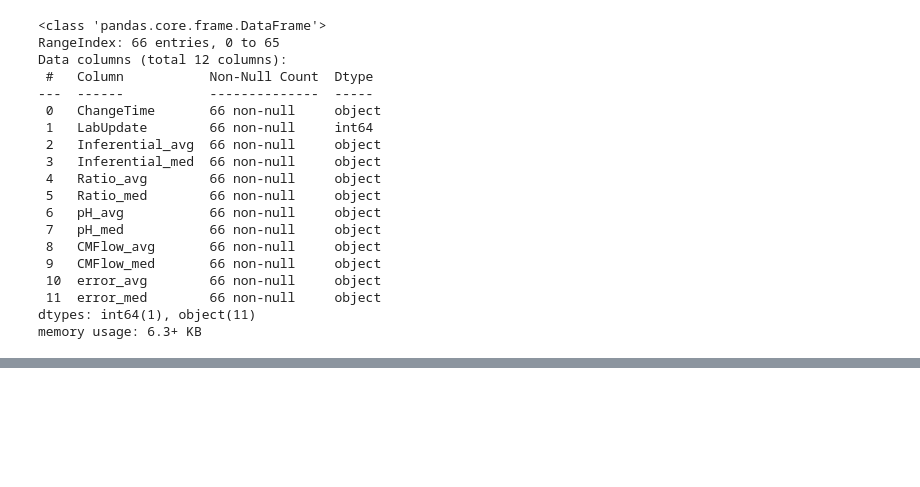
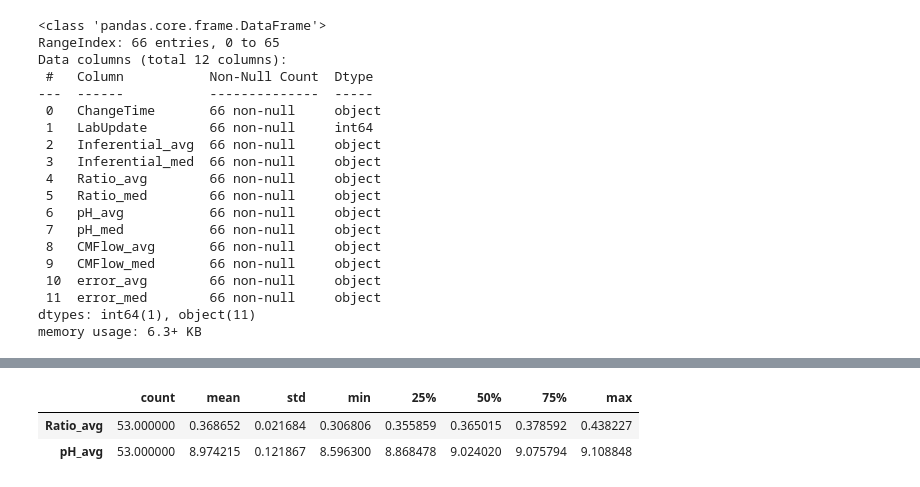
Before and after one commit to Marcin19721205/Timeseries_Data_Processing_Basic, a Jupyter notebook: InferentialDS1_extracted_NN1.ipynb, the cells around one changed output, grey strips where cells are left out. Drawn from its saved outputs; the diff is of its cells as text; code cells hidden in the pictures; blank space fills up the shorter version.

```diff
--- a/InferentialDS1_extracted_NN1.ipynb
+++ b/InferentialDS1_extracted_NN1.ipynb
@@ -533,0 +91,3 @@ px.bar(features, x='feature', y='feature_importance', width=700, height=400)
+# %%
+dataset = dataset.drop(columns=['ChangeTime', 'Inferential_avg', 'Inferential_med', 'Ratio_med','pH_med','CMFlow_avg','CMFlow_med','error_avg','error_med'])
+dataset.head()
@@ -533,0 +101,6 @@ px.bar(features, x='feature', y='feature_importance', width=700, height=400)
+# %%
+train_dataset = dataset.sample(frac=0.8, random_state=0)
+test_dataset = dataset.drop(train_dataset.index)
+
+print(f'train_dataset length: {len(train_dataset)}')
+print(f'test_dataset length: {len(test_dataset)}')
@@ -533,0 +128,15 @@ px.bar(features, x='feature', y='feature_importance', width=700, height=400)
+# %%
+%tensorflow_version 2.x
+import numpy as np
+import pandas as pd
+import plotly.express as px
+import plotly.graph_objects as go
+import tensorflow as tf
+from tensorflow.keras.models import Sequential
+from tensorflow.keras.layers import Dense, Dropout
+from tensorflow.keras.callbacks import EarlyStopping
+
+np.set_printoptions(precision=12, suppress=True, linewidth=150)
+pd.options.display.float_format = '{:.6f}'.format
+tf.__version__
+px.scatter_matrix(train_dataset, dimensions=['LabUpdate', 'Ratio_avg', 'pH_avg'], color='LabUpdate', height=700)
@@ -533,0 +146,9 @@ px.bar(features, x='feature', y='feature_importance', width=700, height=400)
+# %%
+train_stats = train_dataset.describe()
+train_stats.pop('LabUpdate')
+train_stats = train_stats.transpose()
+train_stats
+# %% [output]
+|  | count | mean | std | min | 25% | 50% | 75% | max |
+| Ratio_avg | 53.000000 | 0.368652 | 0.021684 | 0.306806 | 0.355859 | 0.365015 | 0.378592 | 0.438227 |
+| pH_avg | 53.000000 | 8.974215 | 0.121867 | 8.596300 | 8.868478 | 9.024020 | 9.075794 | 9.108848 |
```
Also changed, not shown: parts of 64 cells of this notebook.
